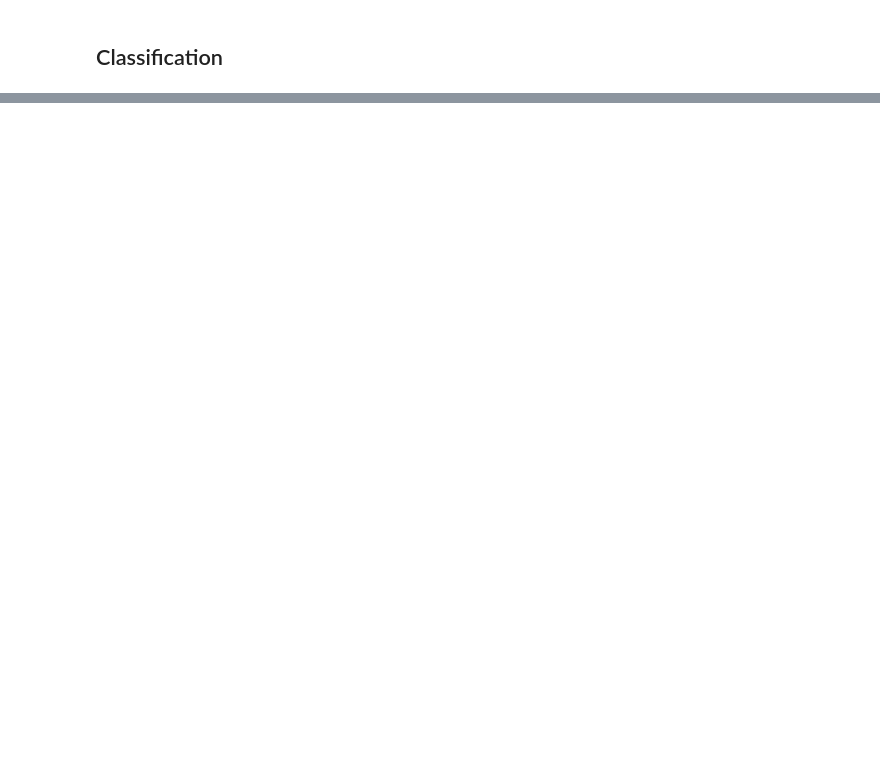
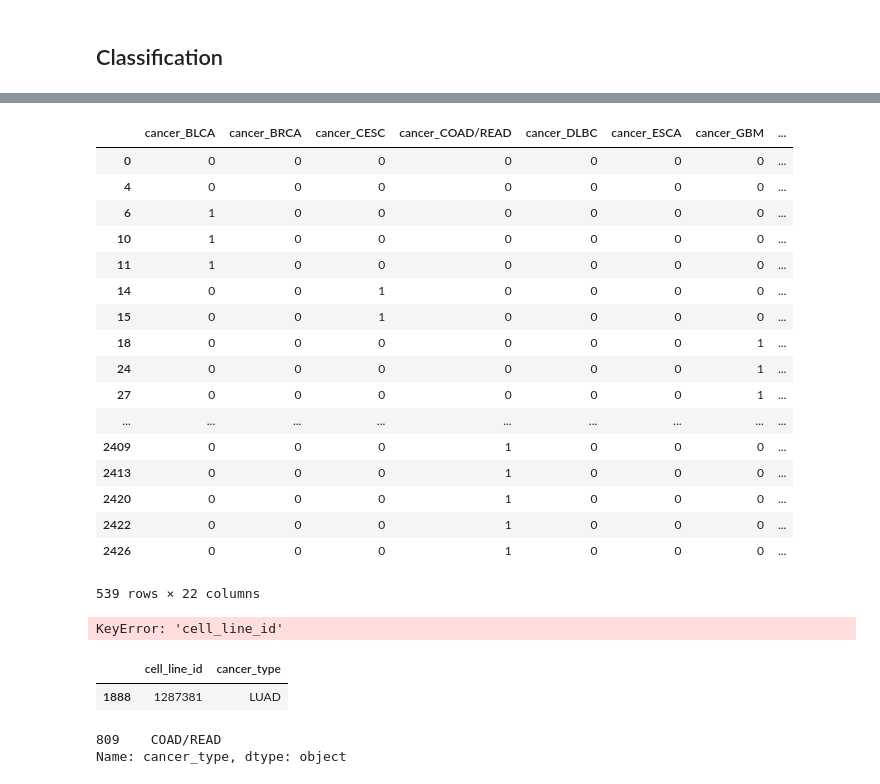
Before and after one commit to RuolinZheng08/cmsc33750-machine-learning-and-cancer, a Jupyter notebook: hw3/hw3-dev.ipynb, the cells around one changed output, grey strips where cells are left out. Cells and saved outputs as stored; diff of their text form; code cells hidden in the pictures; blank space fills up the shorter version.

Commit message:
Use RACS cancer type

```diff
--- a/hw3/hw3-dev.ipynb
+++ b/hw3/hw3-dev.ipynb
@@ -103,0 +78,2 @@ Categories (3, object): [sensitive < intermediate < resistant]
+# %%
+racs_df = pd.read_csv('data/racs_df.csv')
@@ -103,0 +89,28 @@ Categories (3, object): [sensitive < intermediate < resistant]
+# %%
+cancer_df = racs_df[['cell_line_id', 'cancer_type']].drop_duplicates()
+# %%
+pd.get_dummies(cancer_df['cancer_type'], prefix='cancer')
+# %% [output]
+|  | cancer_BLCA | cancer_BRCA | cancer_CESC | cancer_COAD/READ | cancer_DLBC | cancer_ESCA | cancer_GBM | ... |
+| 0 | 0 | 0 | 0 | 0 | 0 | 0 | 0 | ... |
+| 4 | 0 | 0 | 0 | 0 | 0 | 0 | 0 | ... |
+| 6 | 1 | 0 | 0 | 0 | 0 | 0 | 0 | ... |
+| 10 | 1 | 0 | 0 | 0 | 0 | 0 | 0 | ... |
+| 11 | 1 | 0 | 0 | 0 | 0 | 0 | 0 | ... |
+| 14 | 0 | 0 | 1 | 0 | 0 | 0 | 0 | ... |
+| 15 | 0 | 0 | 1 | 0 | 0 | 0 | 0 | ... |
+| 18 | 0 | 0 | 0 | 0 | 0 | 0 | 1 | ... |
+| 24 | 0 | 0 | 0 | 0 | 0 | 0 | 1 | ... |
+| 27 | 0 | 0 | 0 | 0 | 0 | 0 | 1 | ... |
+| ... | ... | ... | ... | ... | ... | ... | ... | ... |
+| 2409 | 0 | 0 | 0 | 1 | 0 | 0 | 0 | ... |
+| 2413 | 0 | 0 | 0 | 1 | 0 | 0 | 0 | ... |
+| 2420 | 0 | 0 | 0 | 1 | 0 | 0 | 0 | ... |
+| 2422 | 0 | 0 | 0 | 1 | 0 | 0 | 0 | ... |
+| 2426 | 0 | 0 | 0 | 1 | 0 | 0 | 0 | ... |
+539 rows × 22 columns
+# %%
+joined = pd.merge(cell_line_df, cancer_df,
+                  on='cell_line_id', how='left')
+# %% [output]
+KeyError: 'cell_line_id'
@@ -103,0 +123,10 @@ Categories (3, object): [sensitive < intermediate < resistant]
+# %%
+cancer_df[cancer_df['cell_line_id'] == 1287381]
+# %% [output]
+|  | cell_line_id | cancer_type |
+| 1888 | 1287381 | LUAD |
+# %%
+cell_line_df.loc[cell_line_df['cell_line_id'] == 1287381, 'cancer_type']
+# %% [output]
+809    COAD/READ
+Name: cancer_type, dtype: object
```
Also changed, not shown: parts of 14 cells of this notebook, 6 other files.
